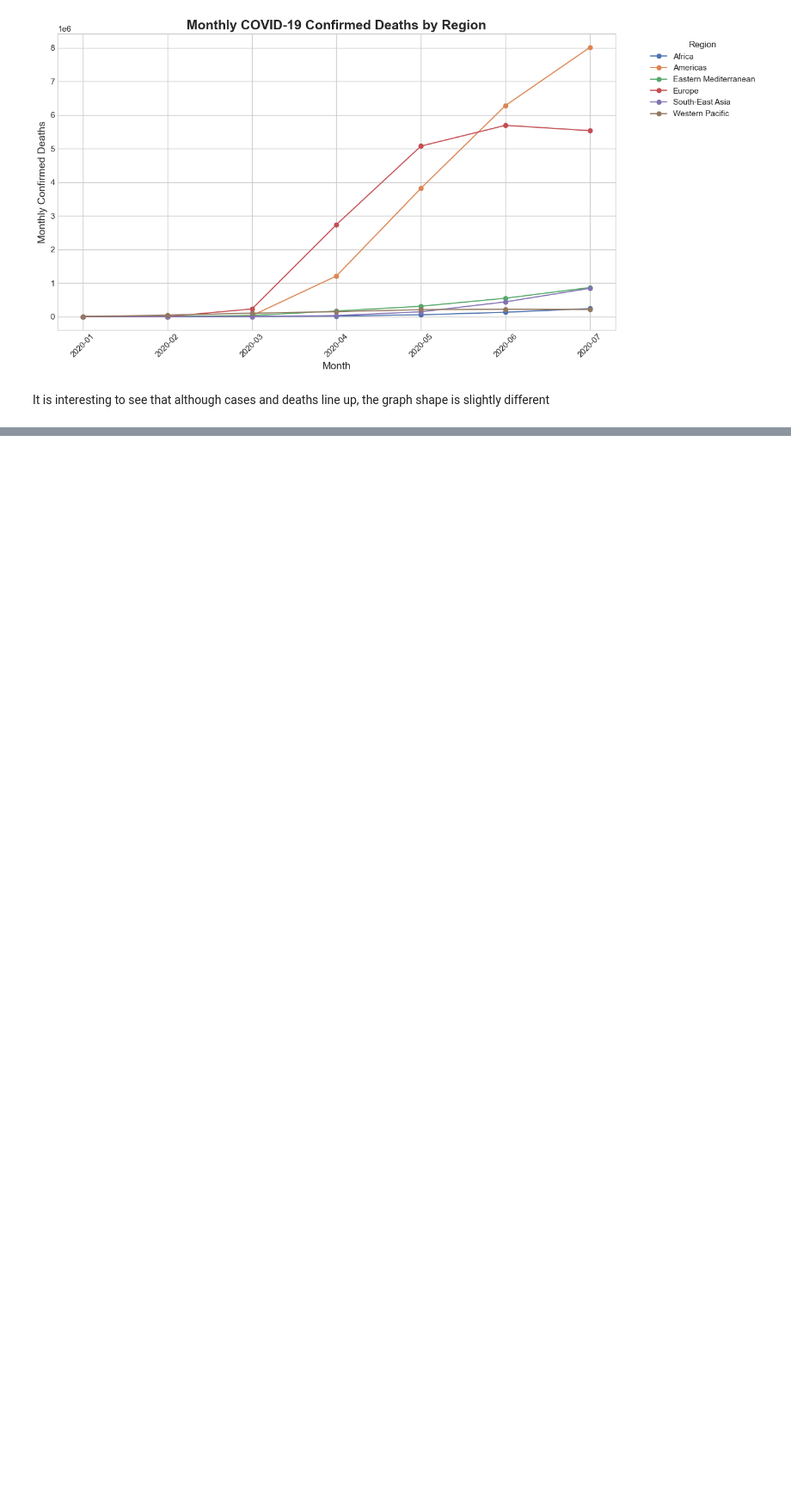
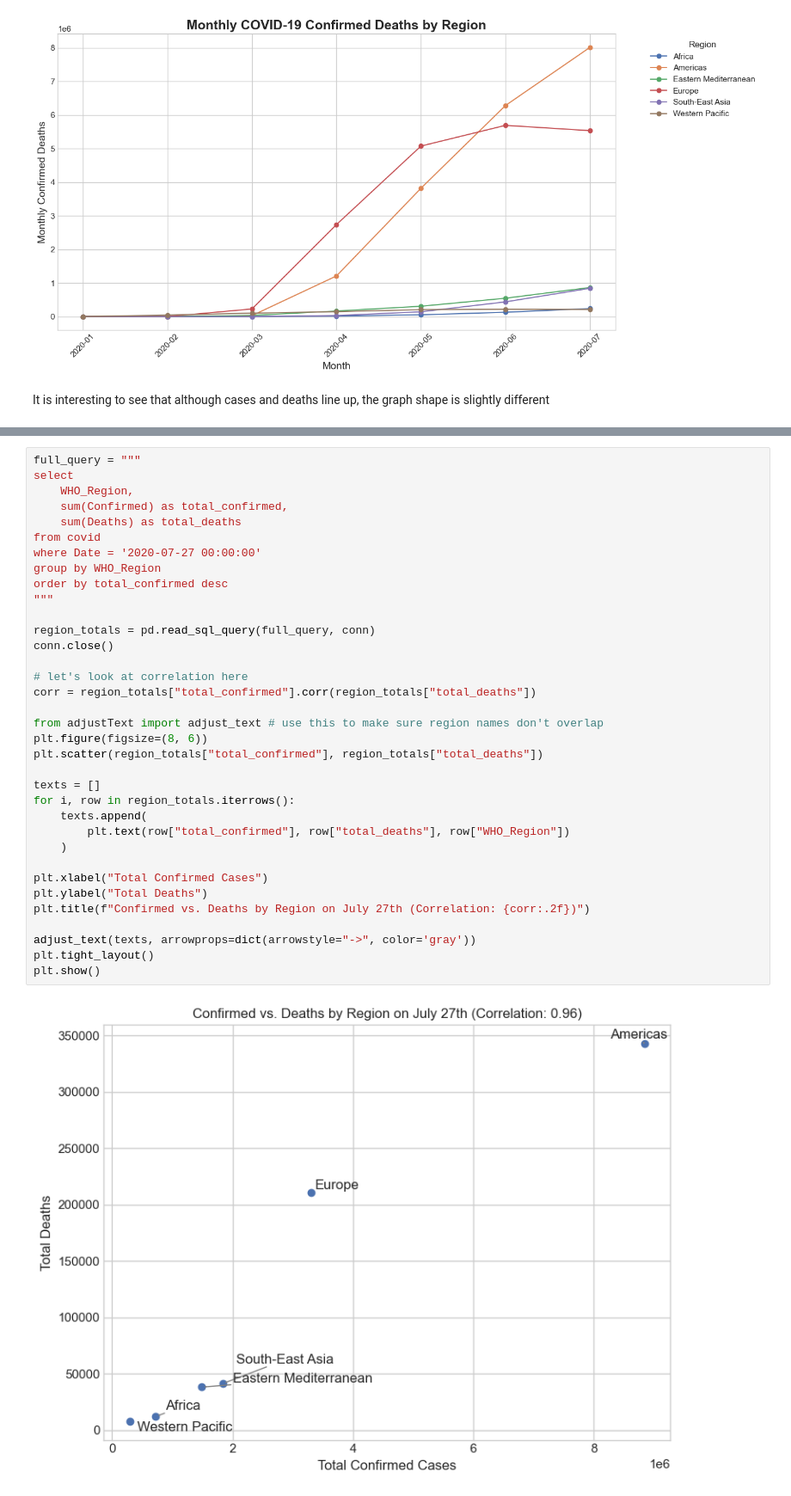
Before and after one commit to willrun808/Projects, a Jupyter notebook: COVID19.ipynb, the cells around one changed output, grey strips where cells are left out. Shown at 86% size. Drawn from its saved outputs; the diff is of its cells as text; blank space fills up the shorter version.

```diff
--- a/COVID19.ipynb
+++ b/COVID19.ipynb
@@ -666,0 +658,37 @@ there are some differences in shape
+# %%
+full_query = """
+select
+    WHO_Region,
+    sum(Confirmed) as total_confirmed,
+    sum(Deaths) as total_deaths
+from covid
+where Date = '2020-07-27 00:00:00'
+group by WHO_Region
+order by total_confirmed desc
+"""
+
+region_totals = pd.read_sql_query(full_query, conn)
+conn.close()
+
+# let's look at correlation here
+corr = region_totals["total_confirmed"].corr(region_totals["total_deaths"])
+
+from adjustText import adjust_text # use this to make sure region names don't overlap
+plt.figure(figsize=(8, 6))
+plt.scatter(region_totals["total_confirmed"], region_totals["total_deaths"])
+
+texts = []
+for i, row in region_totals.iterrows():
+    texts.append(
+        plt.text(row["total_confirmed"], row["total_deaths"], row["WHO_Region"])
+    )
+
+plt.xlabel("Total Confirmed Cases")
+plt.ylabel("Total Deaths")
+plt.title(f"Confirmed vs. Deaths by Region on July 27th (Correlation: {corr:.2f})")
+
+adjust_text(texts, arrowprops=dict(arrowstyle="->", color='gray'))
+plt.tight_layout()
+plt.show()
+# %% [output]
+[figure, added]
```
Also changed, not shown: parts of 11 cells of this notebook.
